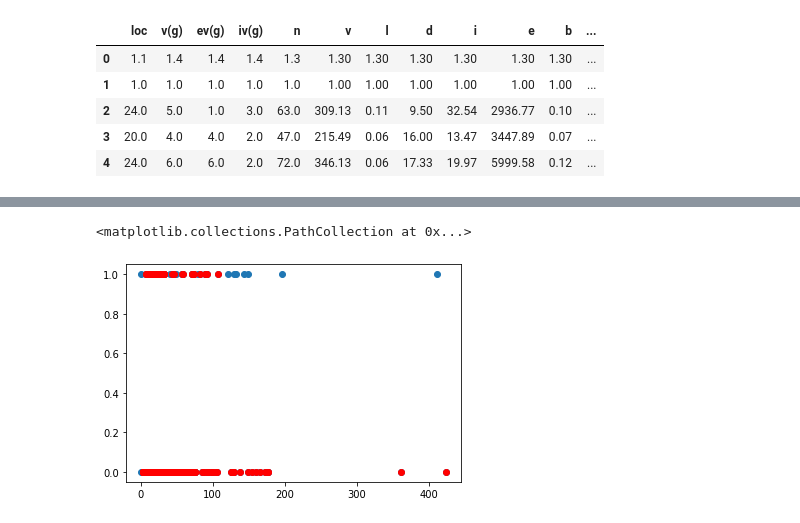
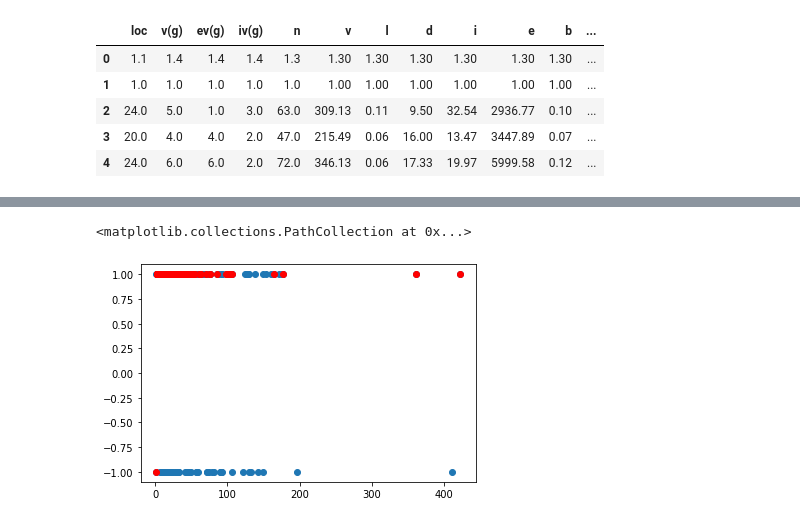
Before and after one commit to renatojmf/Machine-Learning, a Jupyter notebook: lista3.ipynb, the cells around one changed output, grey strips where cells are left out. Cells and saved outputs as stored; diff of their text form; code cells hidden in the pictures.

```diff
--- a/lista3.ipynb
+++ b/lista3.ipynb
@@ -17,8 +19,11 @@ data.head()
 | 2 | 24.0 | 5.0 | 1.0 | 3.0 | 63.0 | 309.13 | 0.11 | 9.50 | 32.54 | 2936.77 | 0.10 | ... |
 | 3 | 20.0 | 4.0 | 4.0 | 2.0 | 47.0 | 215.49 | 0.06 | 16.00 | 13.47 | 3447.89 | 0.07 | ... |
 | 4 | 24.0 | 6.0 | 6.0 | 2.0 | 72.0 | 346.13 | 0.06 | 17.33 | 19.97 | 5999.58 | 0.12 | ... |
+# %%
+data.loc[data['defects'] == 1, "Class"] = -1
+data.loc[data['defects'] == 0, "Class"] = 1
 # %%
-non_fraud = data[data['defects']==1]
+non_fraud = data[data['Class']==1]
 df_train, val = train_test_split(non_fraud, test_size=0.50, random_state=42)
-fraud = data[data['defects']==0]
+fraud = data[data['Class']==0]
 # %%
@@ -30,7 +35,7 @@ y_fraud = fraud['defects']
 y_testval = pd.concat([y_val, y_fraud])
 y_testval = np.array(y_testval)
 # %%
-# prediction
-y_pred = model.predict(data)
+df_testval = pd.concat([non_fraud,fraud])
+y_pred = model.predict(df_testval)
 y_pred
 # %% [output]
@@ -74,7 +81,7 @@ outlier_values
 # %%
 # visualize outputs
-plt.scatter(data["loc"], data["defects"])
-plt.scatter(outlier_values["loc"], outlier_values["defects"], c = "r")
+plt.scatter(data["loc"], data["Class"])
+plt.scatter(outlier_values["loc"], outlier_values["Class"], c = "r")
 # %% [output]
 <matplotlib.collections.PathCollection at 0x...>
-[figure, old version]
+[figure, new version]
```
Also changed, not shown: parts of 18 cells of this notebook.
